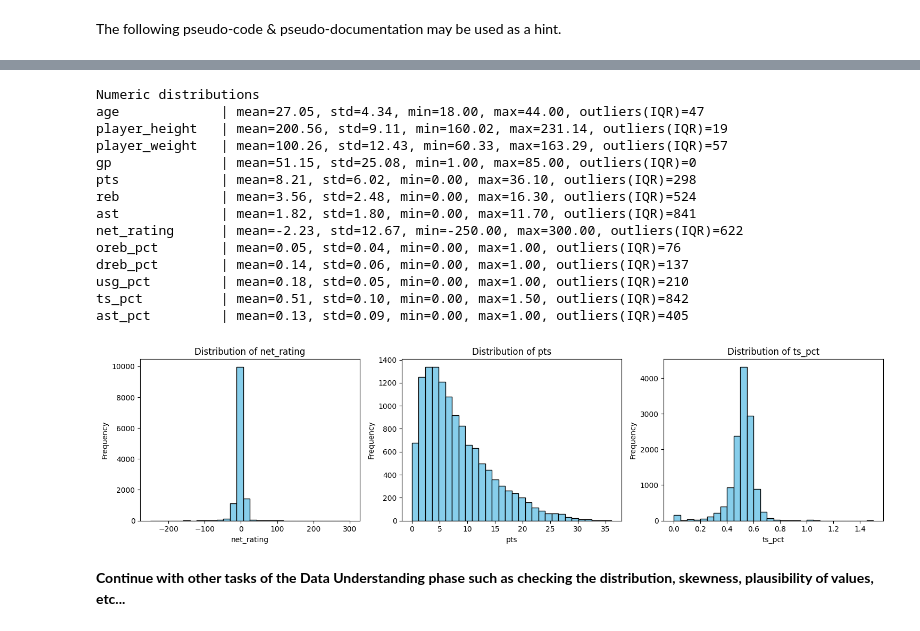
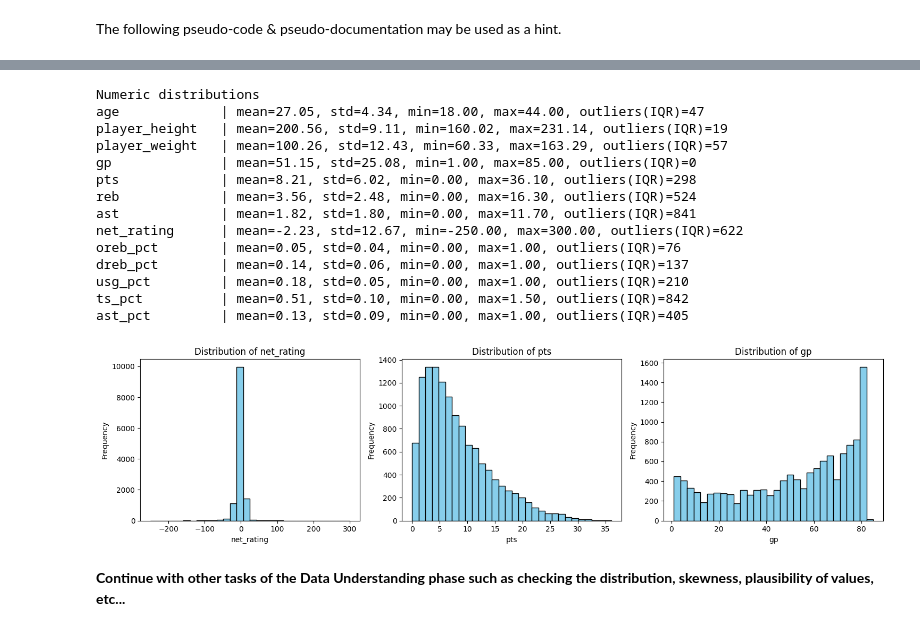
Before and after one commit to timg4/BusinessIntelligence, a Jupyter notebook: Assignment3/Ass3.ipynb, the cells around one changed output, grey strips where cells are left out. Saved outputs shown, nothing was run; the diff lists cells and outputs as text; code cells hidden in the pictures.

```diff
--- a/Assignment3/Ass3.ipynb
+++ b/Assignment3/Ass3.ipynb
@@ -297,7 +298,7 @@ end_time_ld = now()
 # Now document the raw data and the loaded data using appropriate ontologies.
 
 # Always add these triples for every activity to define the executor!
-ld_ass_uuid_executor = "b8bac193-c4e6-4e31-9134-b23e001e279c" # Generate once
+ld_ass_uuid_executor = "225e7288-90a0-4cc8-888d-4c4d62316bfe" # Generate once
 load_nba_data_executor = [
     f':load_nba_data prov:qualifiedAssociation :{ld_ass_uuid_executor} .',
     f':{ld_ass_uuid_executor} prov:agent :{executed_by} .',
@@ -306,7 +307,7 @@ load_nba_data_executor = [
 ]
 engine.insert(load_nba_data_executor, prefixes=prefixes)
 
-ld_ass_uuid_writer = "c600e15c-87a9-4e2a-be85-b6c2a3014210" # Generate once
+ld_ass_uuid_writer = "e33230d7-3efd-4609-872d-07da55aa19b1" # Generate once
 ld_report = """
 Load all NBA player-seasons data and create the DataFrame.
 """
@@ -338,7 +339,6 @@ engine.insert(load_nba_data_activity, prefixes=prefixes)
 # Further descibe the raw data using Croissant
 raw_data_triples = [
 
-
     ':raw_data rdf:type sc:Dataset .',
     ':raw_data sc:name "NBA players dataset" .',
     ':raw_data sc:description "Season-level NBA player data with biographical, biometric and statistical features for NBA players across multiple seasons." .',
@@ -353,7 +353,7 @@ raw_data_triples = [
     ':raw_recordset rdf:type cr:RecordSet .',
     ':raw_recordset sc:name "Table of NBA player seasons (raw CSV)" .',
     ':raw_recordset cr:source :nba_csv .',
-    ':raw_data cr:recordSet :raw_recordset .'
+    ':raw_data cr:recordSet :raw_recordset .',
 
     # Unnamed: 0 (index column)
     ':field_unnamed_0 rdf:type cr:Field .',
@@ -517,11 +517,9 @@ data_triples = [
     ':data rdf:type sc:Dataset .',
     ':data sc:name "Loaded NBA player seasons DataFrame" .',
     ':data sc:description "Dataframe of NBA player seasons data." .',
-
     ':recordset rdf:type cr:RecordSet .',
     ':recordset sc:name "Loaded NBA player seasons table" .',
     ':data cr:recordSet :recordset .',
-
     ':recordset cr:field :field_unnamed_0 .',
     ':recordset cr:field :field_player_name .',
     ':recordset cr:field :field_team_abbreviation .',
@@ -550,23 +548,29 @@ engine.insert(data_triples, prefixes=prefixes)
 # Also add the units to the fields
 units_triples = [
     ':field_gp qudt:unit qudt:CountingUnit .',
-
     ':field_pts qudt:unit qudt:DimensionlessUnit .',
     ':field_reb qudt:unit qudt:DimensionlessUnit .',
     ':field_ast qudt:unit qudt:DimensionlessUnit .',
-
     ':field_net_rating qudt:unit qudt:DimensionlessUnit .',
     ':field_oreb_pct qudt:unit qudt:DimensionlessUnit .',
     ':field_dreb_pct qudt:unit qudt:DimensionlessUnit .',
     ':field_usg_pct qudt:unit qudt:DimensionlessUnit .',
     ':field_ts_pct qudt:unit qudt:DimensionlessUnit .',
     ':field_ast_pct qudt:unit qudt:DimensionlessUnit .',
-
     ':field_age qudt:unit qudt:DimensionlessUnit .',
 ]
 
 
 engine.insert(units_triples, prefixes=prefixes)
+
+load_interpretation = """Here we load in the NBA dataset. Initially the dataset had 52 rows of missing data which were filled up by using
+data from basketball-reference.com. The data was directly collected by making an API call to stats.nba.com using a custom Python script.
+All of the data if fully attributed to NBA.com
+"""
+
+engine.insert([
+    f':load_nba_data rdfs:comment """{load_interpretation}""" .'
+], prefixes=prefixes)
 # %%
 summarize_nba_data_code_writer = student_a
 def summarize_nba_data(df: pd.DataFrame) -> dict:
@@ -597,7 +601,7 @@ start_time_du = now()
 du_report = summarize_nba_data(data)
 end_time_du = now()
 
-du_ass_uuid_executor = "e9b3c093-7c9b-4a9f-9b0e-0c7c6e0efb41"
+du_ass_uuid_executor = "3ffa301d-117e-4e53-9e70-fa014241f40a"
 summarize_nba_data_executor = [
     f':summarize_nba_data prov:qualifiedAssociation :{du_ass_uuid_executor} .',
     f':{du_ass_uuid_executor} prov:agent :{executed_by} .',
@@ -606,9 +610,14 @@ summarize_nba_data_executor = [
 ]
 engine.insert(summarize_nba_data_executor, prefixes=prefixes)
 
-du_ass_uuid_writer = "5c37e4b6-a3dc-4f4a-8f07-9d31686b6d0b"  # Generate once and keep
+du_ass_uuid_writer = "9c9e6b4c-f5a2-4075-acde-044431254238"  # Generate once and keep
 du_comment = """
 Here we just inspect the NBA dataset for basic measures to get an overview of the data we have.
+"""
+
+summarize_interpretation = """The NBA dataset has 12844 rows and 22 columns, 2 of them of type integer, 12 of type float and 8 categorical.
+The only missing values can be found in the column college, which is to be expected for players without college background (see data source https://www.kaggle.com/datasets/justinas/nba-players-data).
+All other columns are clean.
 """
 
 summarize_nba_data_activity = [
@@ -617,6 +626,7 @@ summarize_nba_data_activity = [
     ':summarize_nba_data sc:isPartOf :data_understanding_phase .',
     ":summarize_nba_data rdfs:comment 'Data Understanding' .",
     f':summarize_nba_data rdfs:comment """{du_comment}""" .',
+    f':summarize_nba_data rdfs:comment """{summarize_interpretation}""" .',
     f':summarize_nba_data prov:startedAtTime "{start_time_du}"^^xsd:dateTime .',
     f':summarize_nba_data prov:endedAtTime "{end_time_du}"^^xsd:dateTime .',
 
@@ -719,7 +729,7 @@ def check_distribution(df: pd.DataFrame) -> dict:
         )
 
     #we also want to plot some distributions, lets look at the ones that seem the most important
-    cols_for_plot = ["net_rating","pts", "ts_pct"]
+    cols_for_plot = ["net_rating","pts", "gp"]
     cols_for_plot = [c for c in cols_for_plot if c in df.columns]
 
     if cols_for_plot:
@@ -740,7 +750,7 @@ start_time_dist = now()
 dist_report = check_distribution(data)
 end_time_dist = now()
 
-dist_ass_uuid_executor = "f2e3aa1b-fb16-4f32-8d0f-28f0f4a4d3f1"  # generate once and keep
+dist_ass_uuid_executor = "6a7ba5e7-839f-439d-b68d-87b297df86b9"  # generate once and keep
 check_distribution_executor = [
     f':check_distribution prov:qualifiedAssociation :{dist_ass_uuid_executor} .',
     f':{dist_ass_uuid_executor} prov:agent :{executed_by} .',
@@ -749,11 +759,17 @@ check_distribution_executor = [
 ]
 engine.insert(check_distribution_executor, prefixes=prefixes)
 
-dist_ass_uuid_writer = "9b4b12a6-4aad-4c5c-9f4f-4c0d7e6a8f2e"  # generate once and keep
+dist_ass_uuid_writer = "442db2ba-11c6-458a-adca-62e73480dc6a"  # generate once and keep
 dist_comment = """
 Here we inspect the distributions and plausible value ranges for the numeric NBA features by computing summary statistics for all of them
 and by computing and IQR-based outlier range and count how many of the values fall out of this range. We also create some histograms
 for the most important attributes for visualization.
+"""
+
+dist_interpretation = """
+The numeric distribution shows mostly plausible ranges for the biometric attributes but some of the performance metrics seem weird. They show
+heavy tails and many IRQ outliers, especially net_rating, ast, reb... This issue might arise as we also have players that only played very few games
+as we can see in the histogram and can therefore cause heavy skews.
 """
 
 check_distribution_activity = [
@@ -762,6 +778,7 @@ check_distribution_activity = [
     ':check_distribution sc:isPartOf :data_understanding_phase .',
     ":check_distribution rdfs:comment 'Data Understanding' .",
     f':check_distribution rdfs:comment """{dist_comment}""" .',
+    f':check_distribution rdfs:comment """{dist_interpretation}""" .',
     f':check_distribution prov:startedAtTime "{start_time_dist}"^^xsd:dateTime .',
     f':check_distribution prov:endedAtTime "{end_time_dist}"^^xsd:dateTime .',
 
@@ -770,33 +787,33 @@ check_distribution_activity = [
     f':{dist_ass_uuid_writer} prov:agent :{check_distribution_code_writer} .',
     f':{dist_ass_uuid_writer} rdf:type prov:Association .',
     f':{dist_ass_uuid_writer} prov:hadRole :{code_writer_role} .',
 
     # Input
     ':check_distribution prov:used :data .',
 
     # Output entity: numeric stats report
     ':du_numeric_stats rdf:type prov:Entity .',
     ':du_numeric_stats rdfs:label "Data Understanding: numeric distribution summary" .',
     f':du_numeric_stats rdfs:comment """{json.dumps(dist_report, indent=2)}""" .',
     ':du_numeric_stats prov:wasGeneratedBy :check_distribution .',
 ]
 
 engine.insert(check_distribution_activity, prefixes=prefixes)
 # %% [output]
 Numeric distributions
 age             | mean=27.05, std=4.34, min=18.00, max=44.00, outliers(IQR)=47
 player_height   | mean=200.56, std=9.11, min=160.02, max=231.14, outliers(IQR)=19
 player_weight   | mean=100.26, std=12.43, min=60.33, max=163.29, outliers(IQR)=57
 gp              | mean=51.15, std=25.08, min=1.00, max=85.00, outliers(IQR)=0
 pts             | mean=8.21, std=6.02, min=0.00, max=36.10, outliers(IQR)=298
 reb             | mean=3.56, std=2.48, min=0.00, max=16.30, outliers(IQR)=524
 ast             | mean=1.82, std=1.80, min=0.00, max=11.70, outliers(IQR)=841
 net_rating      | mean=-2.23, std=12.67, min=-250.00, max=300.00, outliers(IQR)=622
 oreb_pct        | mean=0.05, std=0.04, min=0.00, max=1.00, outliers(IQR)=76
 dreb_pct        | mean=0.14, std=0.06, min=0.00, max=1.00, outliers(IQR)=137
 usg_pct         | mean=0.18, std=0.05, min=0.00, max=1.00, outliers(IQR)=210
 ts_pct          | mean=0.51, std=0.10, min=0.00, max=1.50, outliers(IQR)=842
 ast_pct         | mean=0.13, std=0.09, min=0.00, max=1.00, outliers(IQR)=405
-[figure, old version]
+[figure, new version]
 # %% [markdown]
 **Continue with other tasks of the Data Understanding phase such as checking the distribution, skewness, plausibility of values, etc...**
```
Also changed, not shown: parts of 8 cells of this notebook.
